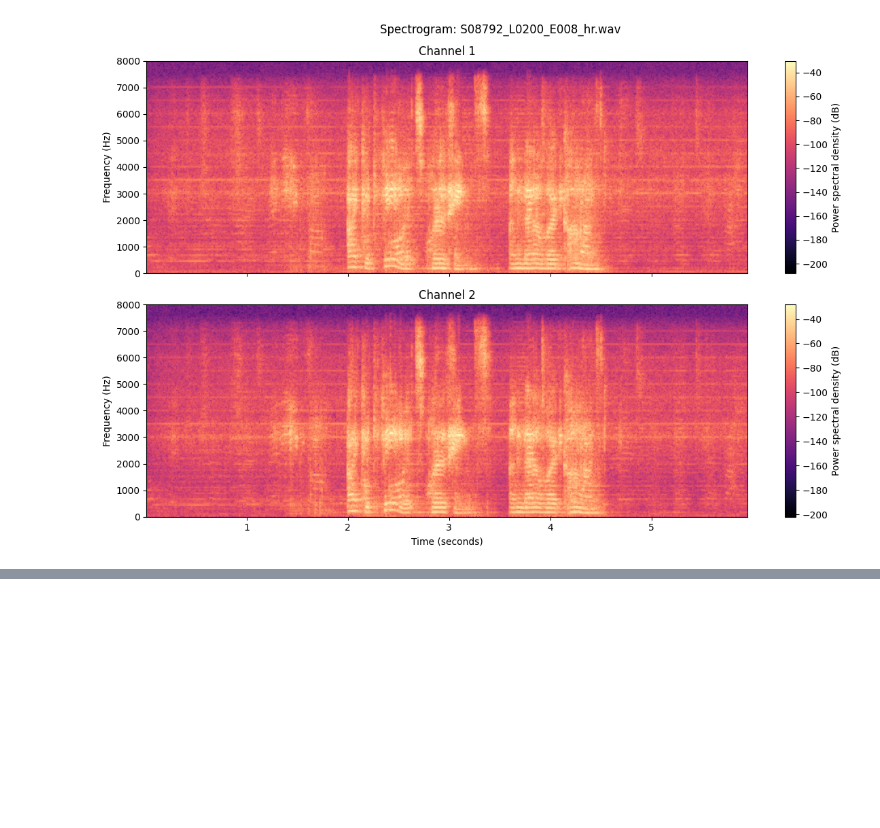
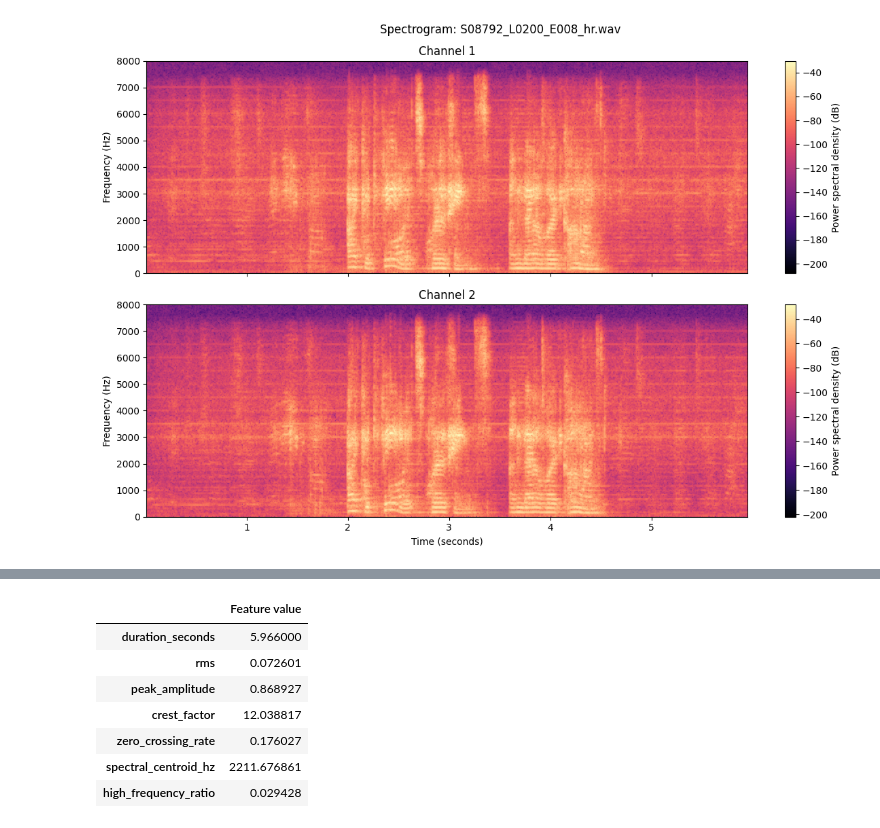
Before and after one commit to roberaBelachew/clarity_cpc2, a Jupyter notebook: clarity_cpc2.ipynb, the cells around one changed output, grey strips where cells are left out. Saved outputs shown, nothing was run; the diff lists cells and outputs as text; code cells hidden in the pictures; blank space fills up the shorter version.

```diff
--- a/clarity_cpc2.ipynb
+++ b/clarity_cpc2.ipynb
@@ -495,0 +556,17 @@ display(Audio(audio.T, rate=sample_rate))
+# %%
+example_features = extract_audio_features(
+    get_audio_path(example["signal"])
+)
+
+display(
+    pd.Series(example_features, name="Feature value").to_frame()
+)
+# %% [output]
+|  | Feature value |
+| duration_seconds | 5.966000 |
+| rms | 0.072601 |
+| peak_amplitude | 0.868927 |
+| crest_factor | 12.038817 |
+| zero_crossing_rate | 0.176027 |
+| spectral_centroid_hz | 2211.676861 |
+| high_frequency_ratio | 0.029428 |
```
Also changed, not shown: parts of 2 cells of this notebook.
